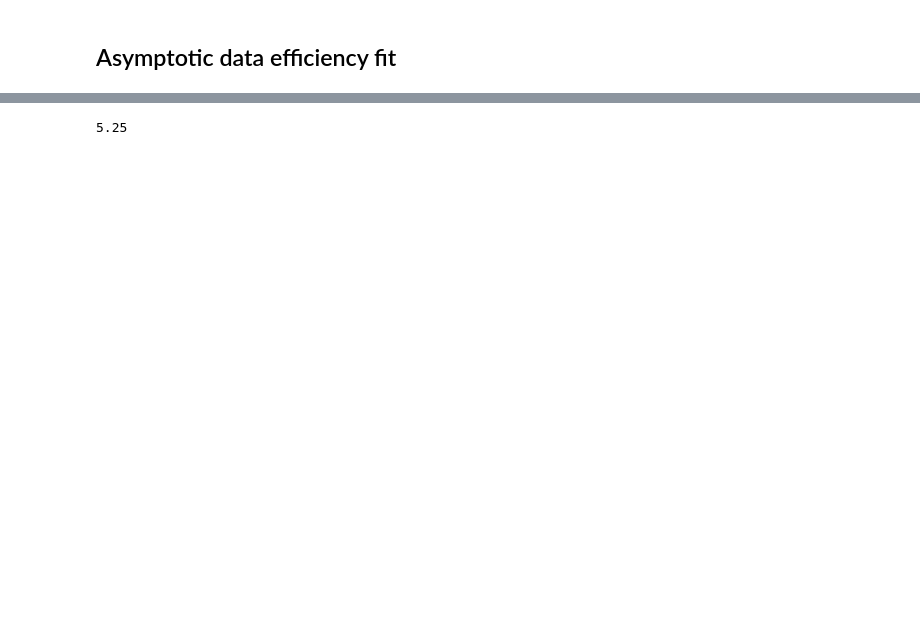
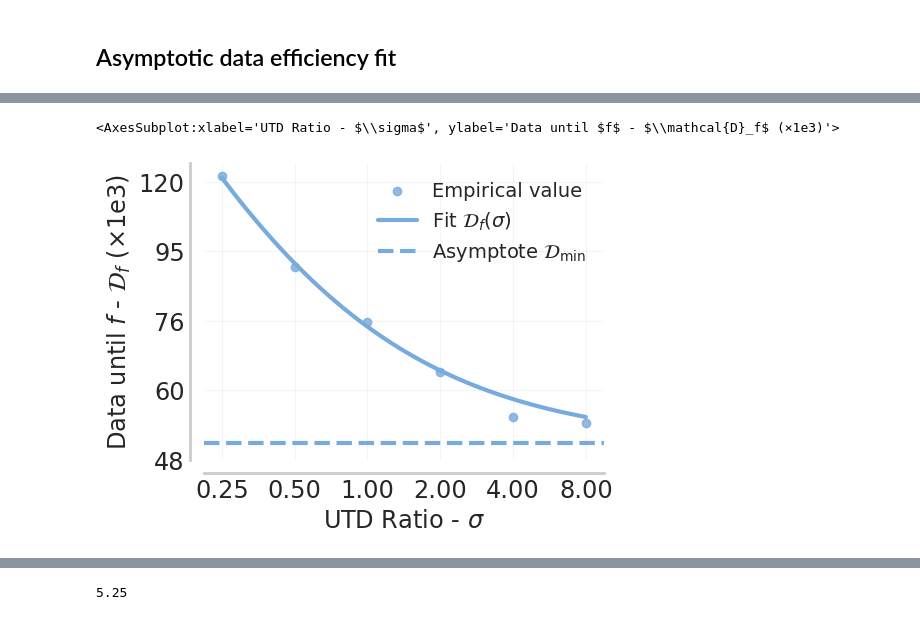
Before and after one commit to orybkin/taskmaster, a Jupyter notebook: isaacgymenvs/qscaled/dmc_data5_fits.ipynb, the cells around one changed output, grey strips where cells are left out. Drawn from its saved outputs; the diff is of its cells as text; code cells hidden in the pictures; blank space fills up the shorter version.

```diff
--- a/isaacgymenvs/qscaled/dmc_data5_fits.ipynb
+++ b/isaacgymenvs/qscaled/dmc_data5_fits.ipynb
@@ -2098,0 +2058,48 @@ cartpole-swingup | 2.1e+04
+# %%
+from rliable import plot_utils
+COLORS = ['#BBCC33', '#77AADD', '#44BB99',
+           '#EEDD88', '#EE8866', '#FFAABB',
+          '#99DDFF', '#44BB99', '#AAAA00',
+          '#DDDDDD']
+palette = sns.set_palette(COLORS)
+plt.rcParams['text.usetex'] = False #Let TeX do the typsetting
+plt.rcParams['text.latex.preamble'] = r'\usepackage{sansmath} \sansmath' #Force sans-serif math mode (for axes labels)
+plt.rcParams['font.family'] = 'sans-serif' # ... for regular text
+plt.rcParams['font.sans-serif'] = ['Helveta Nue'] # Choose a nice font here
+sns.set_style("whitegrid")
+# %%
+# Pareto fit
+
+fig, axs = plt.subplots(1, 1)
+fig.set_size_inches(496.0/192*2, 369.6/192*2)
+
+utd_line = x_smooth
+data_line = y_fitted
+# plt.scatter(utds, np.mean(normalized_times_all, axis=0) * median_times[1], marker='o', color=COLORS[1], label='Empirical value', alpha=0.8)
+plt.scatter(utds, np.mean(normalized_times_all, axis=0) * median_median, marker='o', color=COLORS[1], label='Empirical value', alpha=0.8)
+plt.plot(utd_line, data_line, COLORS[1], linewidth=3, label='Fit $\mathcal{D}_f(\sigma)$')
+
+# Plot the asymptote
+plt.axhline(y=c * median_median, color=COLORS[1], linewidth=3, linestyle='--', label='Asymptote $\mathcal{D}_{\mathrm{min}}$')
+
+plt.xscale('log')
+plt.yscale('log')
+axs.legend(prop={'size': 14}, ncol=1, frameon=False)
+
+x = np.logspace(np.log10(0.25), np.log10(8), num=6)
+x_ticks_labels = [f"{x:.2f}" for x in x]
+axs.set_xticks(x,x_ticks_labels)
+
+yticks = np.logspace(np.log10(48000), np.log10(120000), num=5, dtype=int)
+ylabels = ["%2.f" % (y/1000) for y in yticks]
+axs.yaxis.set_major_locator(plt.FixedLocator(yticks))
+axs.yaxis.set_minor_locator(plt.NullLocator())
+axs.set_yticks(yticks, ylabels, size=14.5)
+
+plot_utils._annotate_and_decorate_axis(axs, xlabel='UTD Ratio - $\sigma$',
+                                       ylabel='Data until $f$ - $\mathcal{D}_f$ (×1e3)',
+                                       labelsize='xx-large', ticklabelsize='xx-large',
+                                       grid_alpha=0.2, legend=False)
+# %% [output]
+<AxesSubplot:xlabel='UTD Ratio - $\\sigma$', ylabel='Data until $f$ - $\\mathcal{D}_f$ (×1e3)'>
+[figure, added]
```
Also changed, not shown: parts of 13 cells of this notebook, 1 other file.
